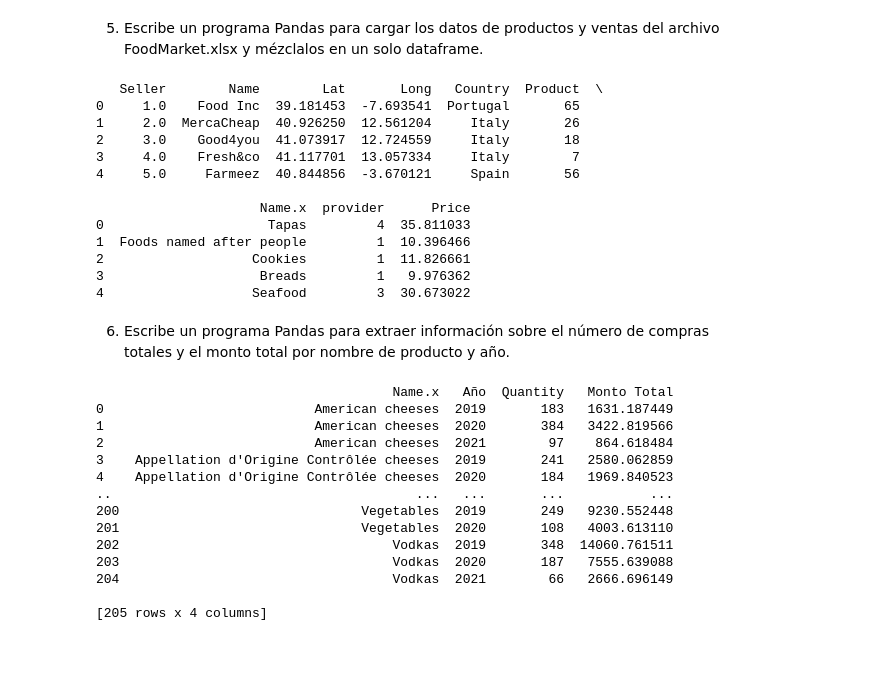
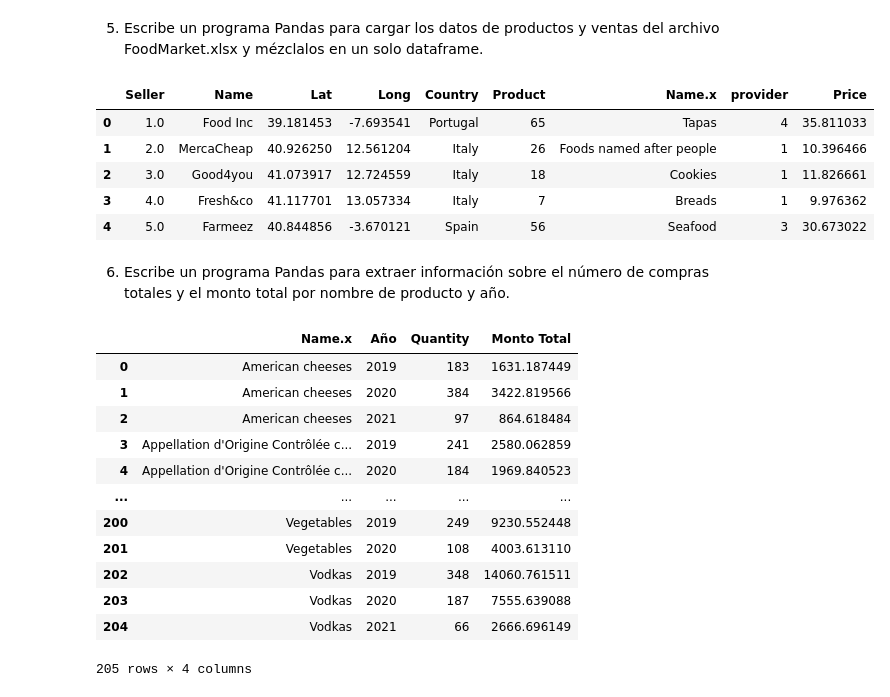
Before and after one commit to CarlosEsteve/python, a Jupyter notebook: Pandas/03.2.Ejercicios_panda_DataFrames_2_Propia.ipynb, the cells around one changed output. Drawn from its saved outputs; the diff is of its cells as text; code cells hidden in the pictures; blank space fills up the shorter version.

```diff
--- a/Pandas/03.2.Ejercicios_panda_DataFrames_2_Propia.ipynb
+++ b/Pandas/03.2.Ejercicios_panda_DataFrames_2_Propia.ipynb
@@ -170,32 +170,26 @@ print(delay_counts)
 5. Escribe un programa Pandas para cargar los datos de productos y ventas del archivo FoodMarket.xlsx y mézclalos en un solo dataframe.
 # %%
 import pandas as pd
+
 
 # Cargar los datos de productos y ventas del archivo FoodMarket.xlsx
 file_path = './datos/FoodMarket.xlsx'
 
 # Leer las hojas del archivo Excel
 productos_df = pd.read_excel(file_path, sheet_name='Products', engine='openpyxl')
 ventas_df = pd.read_excel(file_path, sheet_name='Sellers', engine='openpyxl')
 
 # Mezclar los datos en un solo DataFrame
 merged_df = pd.concat([ventas_df, productos_df], axis=1)
 
-print(merged_df.head())
+merged_df.head()
 # %% [output]
-   Seller        Name        Lat       Long   Country  Product  \
-0     1.0    Food Inc  39.181453  -7.693541  Portugal       65
-1     2.0  MercaCheap  40.926250  12.561204     Italy       26
-2     3.0    Good4you  41.073917  12.724559     Italy       18
-3     4.0    Fresh&co  41.117701  13.057334     Italy        7
-4     5.0     Farmeez  40.844856  -3.670121     Spain       56
-
-                     Name.x  provider      Price
-0                     Tapas         4  35.811033
-1  Foods named after people         1  10.396466
-2                   Cookies         1  11.826661
-3                    Breads         1   9.976362
-4                   Seafood         3  30.673022
+|  | Seller | Name | Lat | Long | Country | Product | Name.x | provider | Price |
+| 0 | 1.0 | Food Inc | 39.181453 | -7.693541 | Portugal | 65 | Tapas | 4 | 35.811033 |
+| 1 | 2.0 | MercaCheap | 40.926250 | 12.561204 | Italy | 26 | Foods named after people | 1 | 10.396466 |
+| 2 | 3.0 | Good4you | 41.073917 | 12.724559 | Italy | 18 | Cookies | 1 | 11.826661 |
+| 3 | 4.0 | Fresh&co | 41.117701 | 13.057334 | Italy | 7 | Breads | 1 | 9.976362 |
+| 4 | 5.0 | Farmeez | 40.844856 | -3.670121 | Spain | 56 | Seafood | 3 | 30.673022 |
 # %% [markdown]
 6. Escribe un programa Pandas para extraer información sobre el número de compras totales y el monto total por nombre de producto y año.
 # %%
@@ -223,19 +217,18 @@ merged_df['Monto Total'] = merged_df['Quantity'] * merged_df['Price']
 # Agrupar por nombre de producto y año y calcular el número de compras totales y el monto total
 result = merged_df.groupby(['Name.x', 'Año']).agg({'Quantity': 'sum', 'Monto Total': 'sum'}).reset_index()
 
-print(result)
+result
 # %% [output]
+|  | Name.x | Año | Quantity | Monto Total |
+| 0 | American cheeses | 2019 | 183 | 1631.187449 |
+| 1 | American cheeses | 2020 | 384 | 3422.819566 |
+| 2 | American cheeses | 2021 | 97 | 864.618484 |
+| 3 | Appellation d'Origine Contrôlée c... | 2019 | 241 | 2580.062859 |
+| 4 | Appellation d'Origine Contrôlée c... | 2020 | 184 | 1969.840523 |
+| ... | ... | ... | ... | ... |
+| 200 | Vegetables | 2019 | 249 | 9230.552448 |
+| 201 | Vegetables | 2020 | 108 | 4003.613110 |
+| 202 | Vodkas | 2019 | 348 | 14060.761511 |
+| 203 | Vodkas | 2020 | 187 | 7555.639088 |
+| 204 | Vodkas | 2021 | 66 | 2666.696149 |
-                                      Name.x   Año  Quantity   Monto Total
-0                           American cheeses  2019       183   1631.187449
-1                           American cheeses  2020       384   3422.819566
-2                           American cheeses  2021        97    864.618484
-3    Appellation d'Origine Contrôlée cheeses  2019       241   2580.062859
-4    Appellation d'Origine Contrôlée cheeses  2020       184   1969.840523
-..                                       ...   ...       ...           ...
-200                               Vegetables  2019       249   9230.552448
-201                               Vegetables  2020       108   4003.613110
-202                                   Vodkas  2019       348  14060.761511
-203                                   Vodkas  2020       187   7555.639088
-204                                   Vodkas  2021        66   2666.696149
-
-[205 rows x 4 columns]
+205 rows × 4 columns
```
Also changed, not shown: parts of 1 cell of this notebook.
